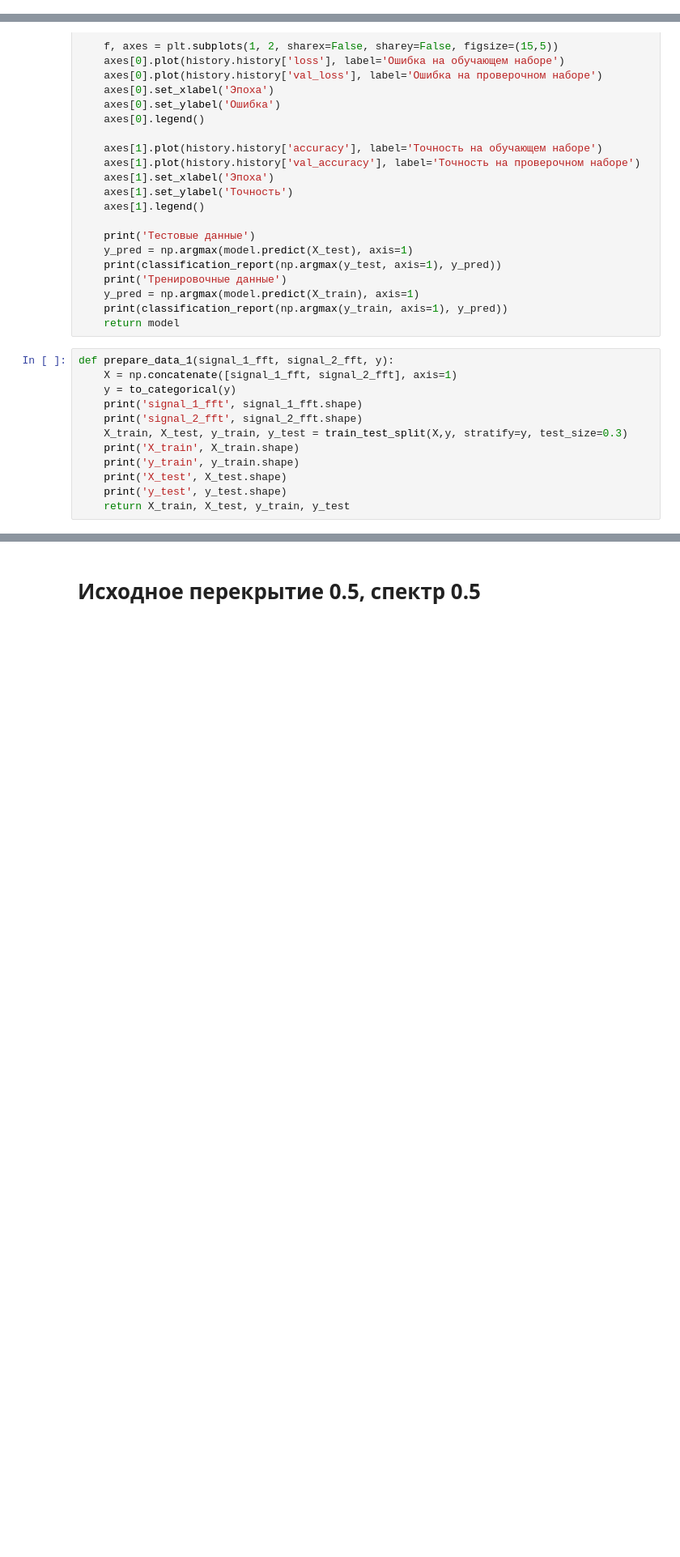
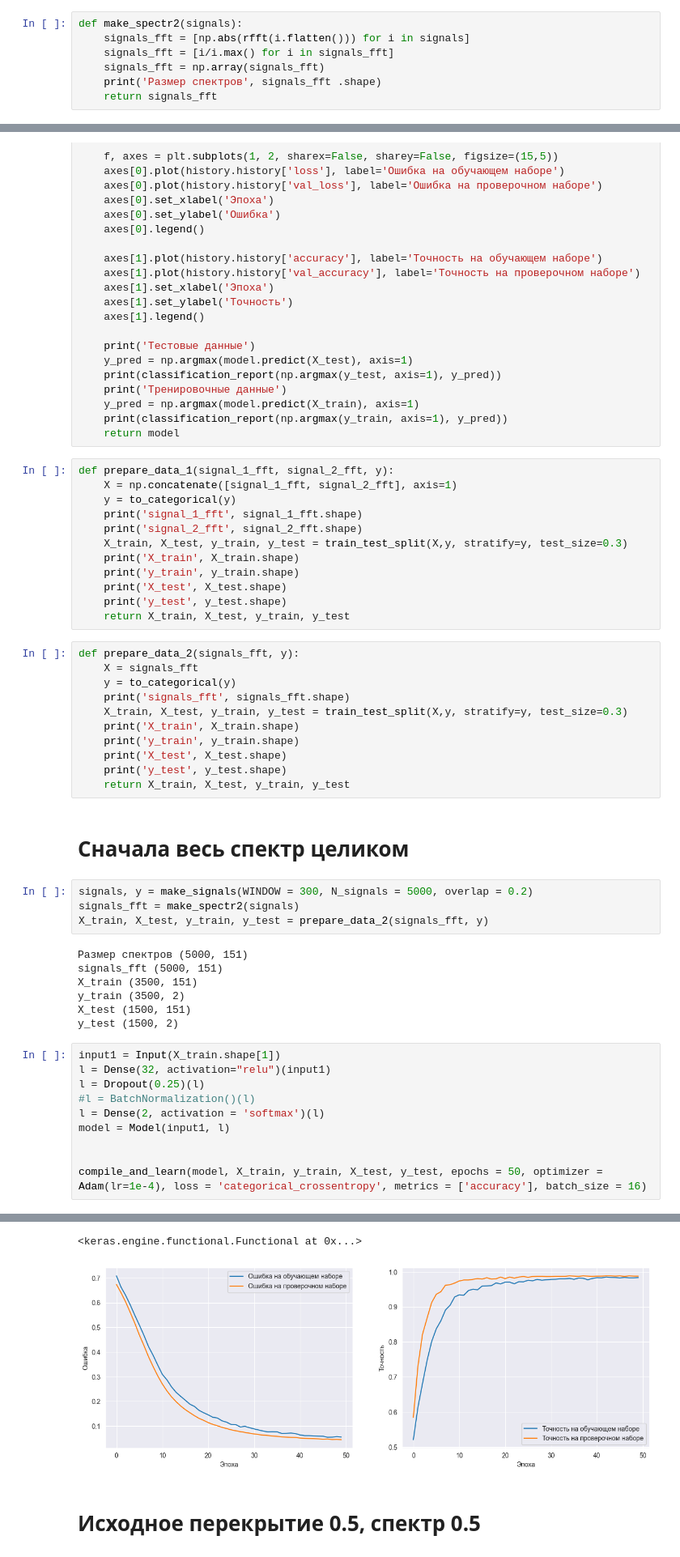
Before and after one commit to aldmitry/signal_processing_with_NN, a Jupyter notebook: model_dense.ipynb, the cells around one changed output, grey strips where cells are left out. Shown at 81% size. Drawn from its saved outputs; the diff is of its cells as text; blank space fills up the shorter version.

```diff
--- a/model_dense.ipynb
+++ b/model_dense.ipynb
@@ -107,6 +107,13 @@ def make_spectr(signals,second_part = 0.5):
     signal_2_fft = np.array(signal_2_fft)
     print('Размеры спектров', signal_1_fft.shape, signal_2_fft.shape)
     return signal_1_fft, signal_2_fft
+# %%
+def make_spectr2(signals):
+    signals_fft = [np.abs(rfft(i.flatten())) for i in signals]
+    signals_fft = [i/i.max() for i in signals_fft]
+    signals_fft = np.array(signals_fft)
+    print('Размер спектров', signals_fft .shape)
+    return signals_fft
 # %%
 def compile_and_learn(model, X_train, y_train, X_test, y_test,  epochs, optimizer, loss, metrics, batch_size):
 
@@ -156,3 +163,38 @@ def prepare_data_1(signal_1_fft, signal_2_fft, y):
     print('X_test', X_test.shape)
     print('y_test', y_test.shape)
     return X_train, X_test, y_train, y_test
+# %%
+def prepare_data_2(signals_fft, y):
+    X = signals_fft
+    y = to_categorical(y)
+    print('signals_fft', signals_fft.shape)
+    X_train, X_test, y_train, y_test = train_test_split(X,y, stratify=y, test_size=0.3)
+    print('X_train', X_train.shape)
+    print('y_train', y_train.shape)
+    print('X_test', X_test.shape)
+    print('y_test', y_test.shape)
+    return X_train, X_test, y_train, y_test
+# %% [markdown]
+# Сначала весь спектр целиком
+# %%
+signals, y = make_signals(WINDOW = 300, N_signals = 5000, overlap = 0.2)
+signals_fft = make_spectr2(signals)
+X_train, X_test, y_train, y_test = prepare_data_2(signals_fft, y)
+# %% [output]
+Размер спектров (5000, 151)
+signals_fft (5000, 151)
+X_train (3500, 151)
+y_train (3500, 2)
+X_test (1500, 151)
+y_test (1500, 2)
+# %%
+input1 = Input(X_train.shape[1])
+l = Dense(32, activation="relu")(input1)
+l = Dropout(0.25)(l)
+#l = BatchNormalization()(l)
+l = Dense(2, activation = 'softmax')(l)
+model = Model(input1, l)
+
+
+compile_and_learn(model, X_train, y_train, X_test, y_test, epochs = 50, optimizer = Adam(lr=1e-4), loss = 'categorical_crossentropy', metrics = ['accuracy'], batch_size = 16)
+# %% [output]
@@ -159,3 +218,5 @@ def prepare_data_1(signal_1_fft, signal_2_fft, y):
+<keras.engine.functional.Functional at 0x...>
+[figure, added]
 # %% [markdown]
 # Исходное перекрытие 0.5, спектр 0.5
 # %%
```
Also changed, not shown: parts of 2 cells of this notebook, 7 other files.
